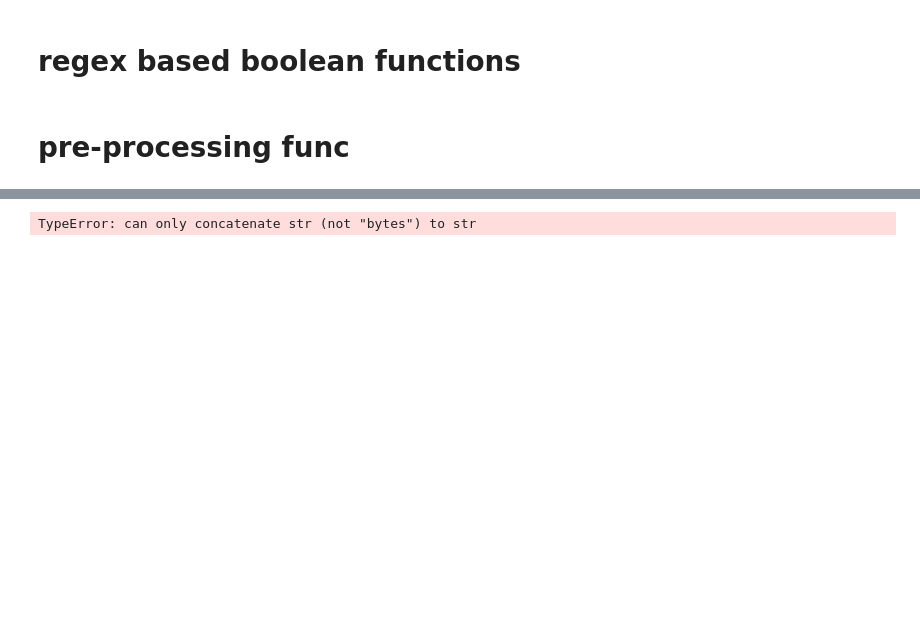
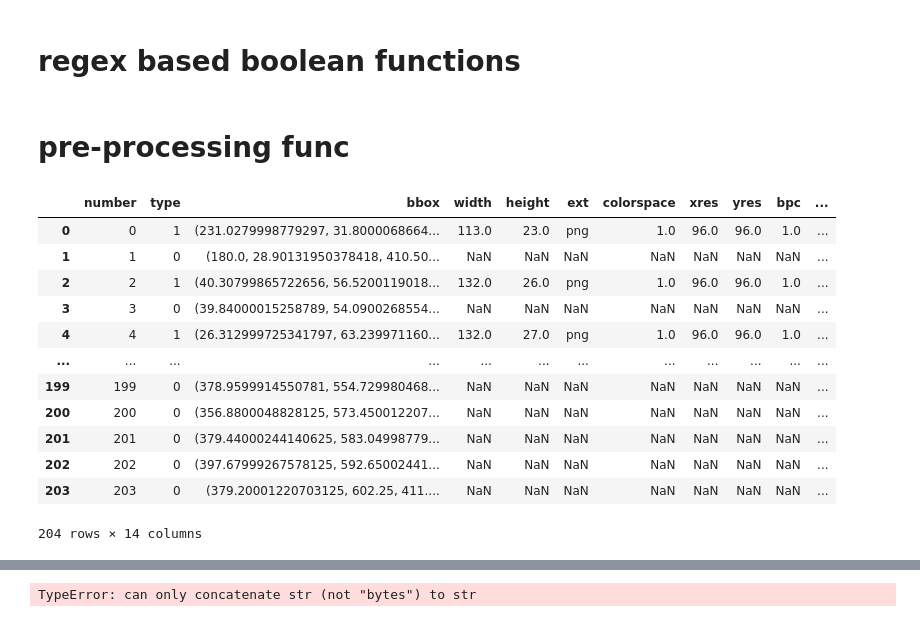
Before and after one commit to msedaghatpour/ExtractFlora, a Jupyter notebook: code/reverted_index_Vol1_synonyms_pruned.ipynb, the cells around one changed output, grey strips where cells are left out. Drawn from its saved outputs; the diff is of its cells as text; code cells hidden in the pictures; blank space fills up the shorter version.

Commit message:
small progress in recreating get_text with fonts

```diff
--- a/code/reverted_index_Vol1_synonyms_pruned.ipynb
+++ b/code/reverted_index_Vol1_synonyms_pruned.ipynb
@@ -246,0 +331,17 @@ def preprocessing(page_num, indent_err = 30):
+# %%
+page_df = pd.DataFrame(pages[page_num-10].get_text("dict")['blocks'])
+page_df
+# %% [output]
+|  | number | type | bbox | width | height | ext | colorspace | xres | yres | bpc | ... |
+| 0 | 0 | 1 | (231.0279998779297, 31.8000068664... | 113.0 | 23.0 | png | 1.0 | 96.0 | 96.0 | 1.0 | ... |
+| 1 | 1 | 0 | (180.0, 28.90131950378418, 410.50... | NaN | NaN | NaN | NaN | NaN | NaN | NaN | ... |
+| 2 | 2 | 1 | (40.30799865722656, 56.5200119018... | 132.0 | 26.0 | png | 1.0 | 96.0 | 96.0 | 1.0 | ... |
+| 3 | 3 | 0 | (39.84000015258789, 54.0900268554... | NaN | NaN | NaN | NaN | NaN | NaN | NaN | ... |
+| 4 | 4 | 1 | (26.312999725341797, 63.239971160... | 132.0 | 27.0 | png | 1.0 | 96.0 | 96.0 | 1.0 | ... |
+| ... | ... | ... | ... | ... | ... | ... | ... | ... | ... | ... | ... |
+| 199 | 199 | 0 | (378.9599914550781, 554.729980468... | NaN | NaN | NaN | NaN | NaN | NaN | NaN | ... |
+| 200 | 200 | 0 | (356.8800048828125, 573.450012207... | NaN | NaN | NaN | NaN | NaN | NaN | NaN | ... |
+| 201 | 201 | 0 | (379.44000244140625, 583.04998779... | NaN | NaN | NaN | NaN | NaN | NaN | NaN | ... |
+| 202 | 202 | 0 | (397.67999267578125, 592.65002441... | NaN | NaN | NaN | NaN | NaN | NaN | NaN | ... |
+| 203 | 203 | 0 | (379.20001220703125, 602.25, 411.... | NaN | NaN | NaN | NaN | NaN | NaN | NaN | ... |
+204 rows × 14 columns
```
Also changed, not shown: parts of 2 cells of this notebook.
